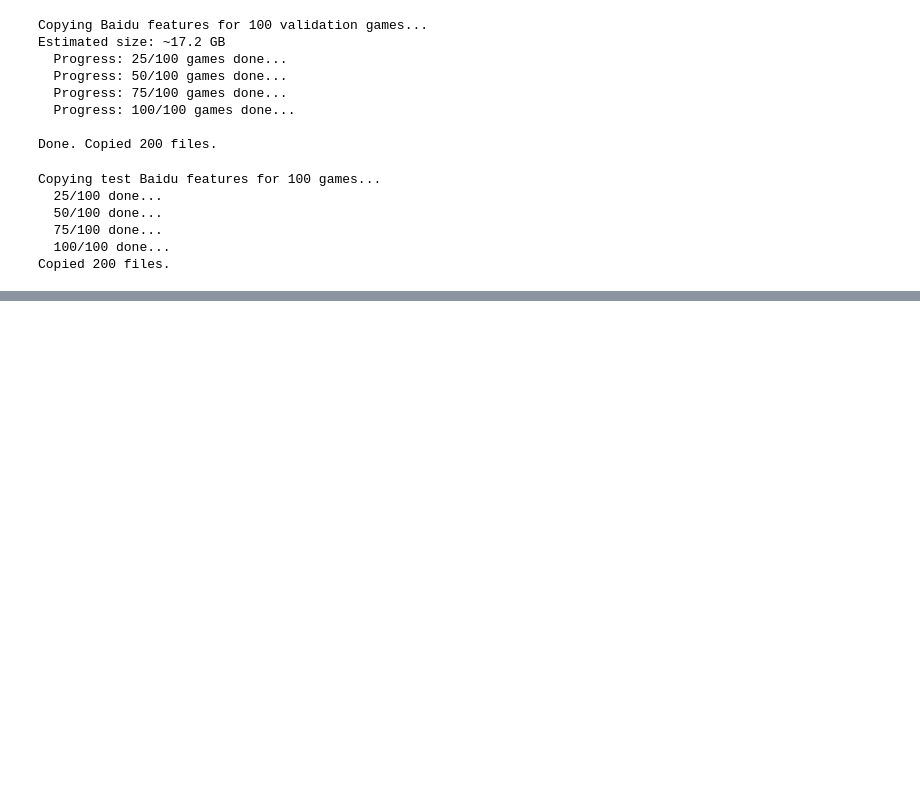
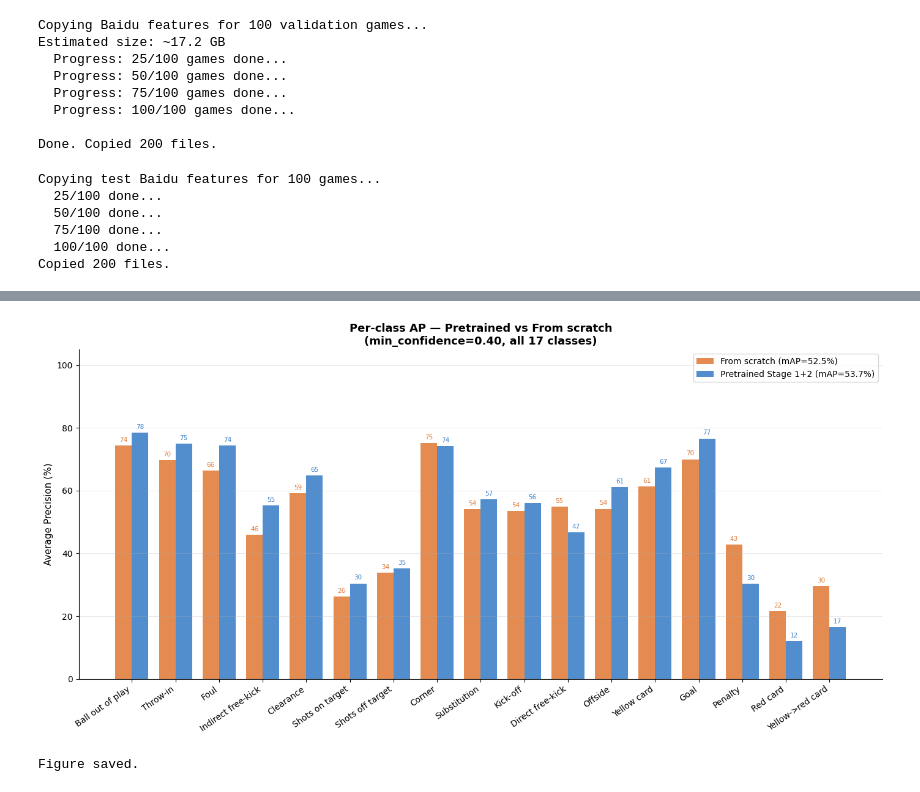
Before and after one commit to Mihai-Avr/soccernet-action-spotting, a Jupyter notebook: notebooks/exploration.ipynb, the cells around one changed output, grey strips where cells are left out. Saved outputs shown, nothing was run; the diff lists cells and outputs as text; code cells hidden in the pictures; blank space fills up the shorter version.

```diff
--- a/notebooks/exploration.ipynb
+++ b/notebooks/exploration.ipynb
@@ -1305,0 +1305,69 @@ Background                    0.9515      449,570
+# %%
+import sys
+sys.path.append("../src")
+
+import numpy as np
+import matplotlib.pyplot as plt
+import matplotlib.patches as mpatches
+from dataset import IDX_TO_CLASS, SELECTED_CLASSES
+
+scratch = np.load("../results/tcn_finetune_scratch_with_reweight_conf40_map_results.npy",
+                  allow_pickle=True).item()
+pretrained = np.load("../results/tcn_pretrained_with_reweight_conf40_map_results.npy",
+                     allow_pickle=True).item()
+
+class_names = [IDX_TO_CLASS.get(i, "Background") for i in range(len(SELECTED_CLASSES))]
+num_classes = len(class_names)
+
+scratch_aps = []
+pretrained_aps = []
+
+for cls_idx in range(num_classes):
+    s_aps = list(scratch["ap_per_class_per_tolerance"][cls_idx].values())
+    p_aps = list(pretrained["ap_per_class_per_tolerance"][cls_idx].values())
+    scratch_aps.append(np.mean(s_aps) * 100 if s_aps else 0.0)
+    pretrained_aps.append(np.mean(p_aps) * 100 if p_aps else 0.0)
+
+x = np.arange(num_classes)
+width = 0.38
+
+fig, ax = plt.subplots(figsize=(14, 7))
+
+bars1 = ax.bar(x - width/2, scratch_aps, width,
+               label=f"From scratch (mAP={scratch['average_map']*100:.1f}%)",
+               color="#E07B39", alpha=0.88)
+bars2 = ax.bar(x + width/2, pretrained_aps, width,
+               label=f"Pretrained Stage 1+2 (mAP={pretrained['average_map']*100:.1f}%)",
+               color="#3A7EC6", alpha=0.88)
+
+for bar in bars1:
+    h = bar.get_height()
+    if h > 0:
+        ax.text(bar.get_x() + bar.get_width()/2, h + 0.8,
+                f"{h:.0f}", ha="center", va="bottom", fontsize=7.5, color="#E07B39")
+
+for bar in bars2:
+    h = bar.get_height()
+    if h > 0:
+        ax.text(bar.get_x() + bar.get_width()/2, h + 0.8,
+                f"{h:.0f}", ha="center", va="bottom", fontsize=7.5, color="#3A7EC6")
+
+ax.set_xticks(x)
+ax.set_xticklabels(class_names, rotation=35, ha="right", fontsize=10)
+ax.set_ylabel("Average Precision (%)", fontsize=11)
+ax.set_title("Per-class AP — Pretrained vs From scratch\n(min_confidence=0.40, all 17 classes)",
+             fontsize=13, fontweight="bold")
+ax.set_ylim(0, 105)
+ax.legend(fontsize=10, loc="upper right")
+ax.grid(axis="y", alpha=0.3, linewidth=0.7)
+ax.spines["top"].set_visible(False)
+ax.spines["right"].set_visible(False)
+
+plt.tight_layout()
+plt.savefig("../results/figures/per_class_ap_pretrained_vs_scratch_conf40.png",
+            dpi=150, bbox_inches="tight")
+plt.show()
+print("Figure saved.")
+# %% [output]
+[figure, added]
+Figure saved.
```
Also changed, not shown: parts of 7 cells of this notebook, 18 other files.
